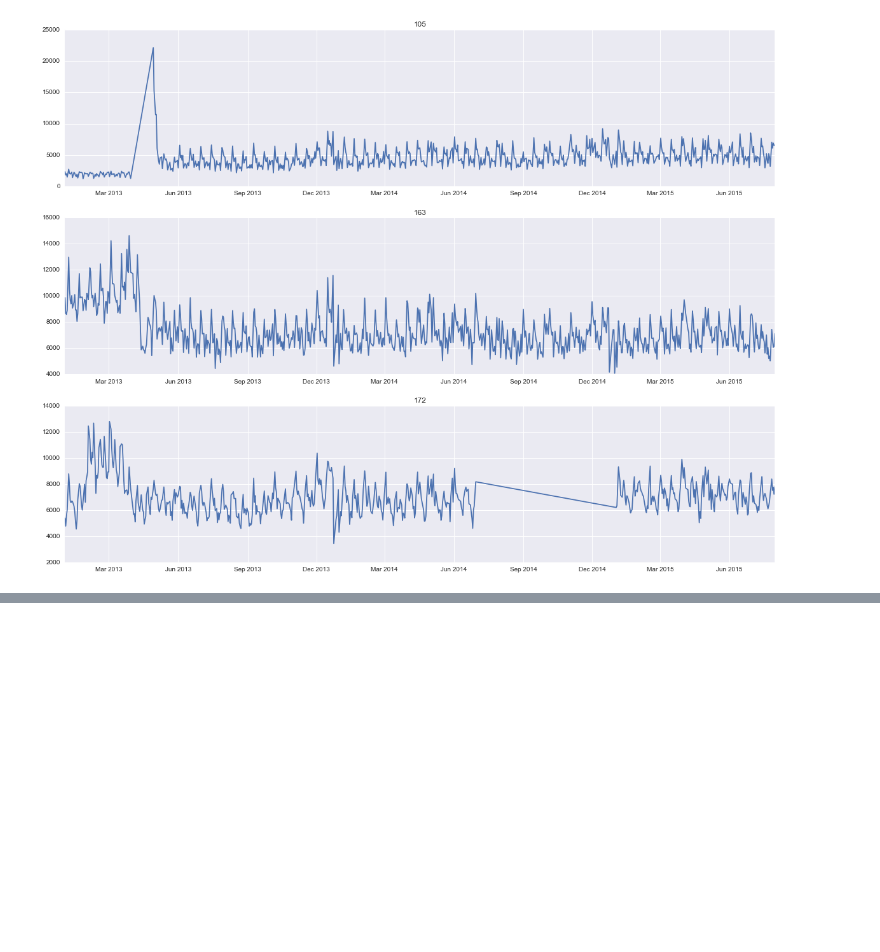
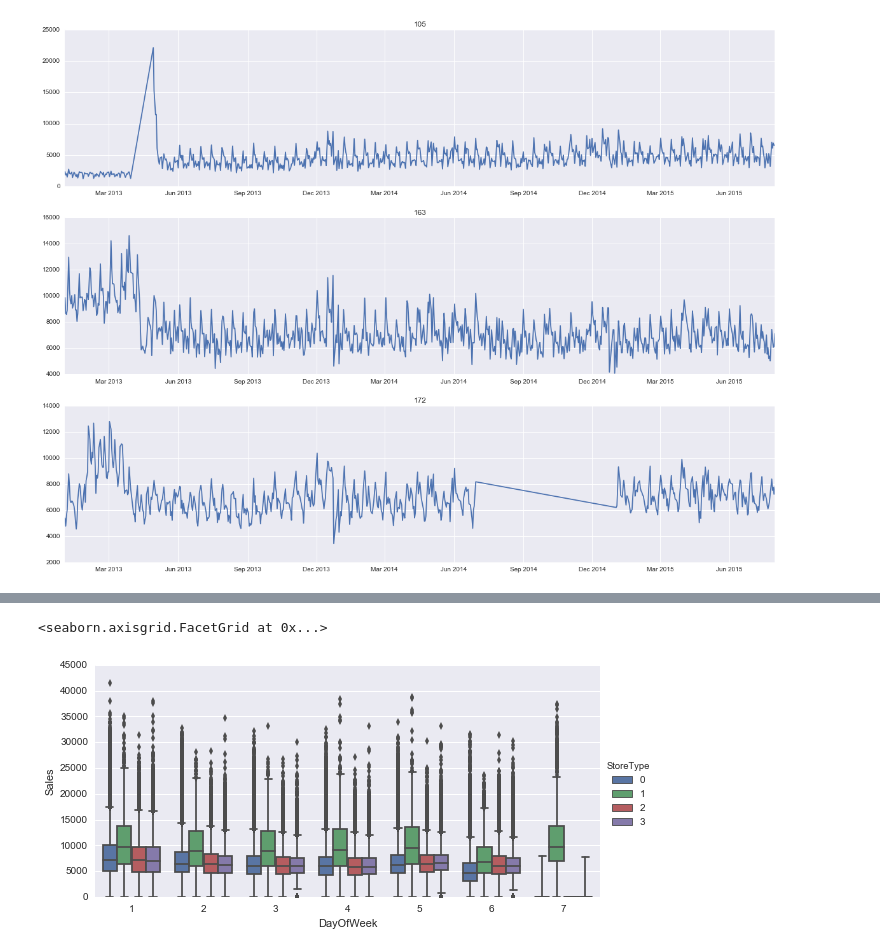
Before and after one commit to chenjennhaur/machinelearning, a Jupyter notebook: rossmann.ipynb, the cells around one changed output, grey strips where cells are left out. Saved outputs shown, nothing was run; the diff lists cells and outputs as text; code cells hidden in the pictures; blank space fills up the shorter version.

```diff
--- a/rossmann.ipynb
+++ b/rossmann.ipynb
@@ -289,0 +401,5 @@ for i in list_stores_to_check:
+# %%
+sb.factorplot(x="DayOfWeek", y="Sales", hue="StoreType", data=dfm, kind='box',size=4,aspect=2)
+# %% [output]
+<seaborn.axisgrid.FacetGrid at 0x...>
+[figure, added]
```
Also changed, not shown: parts of 20 cells of this notebook.
